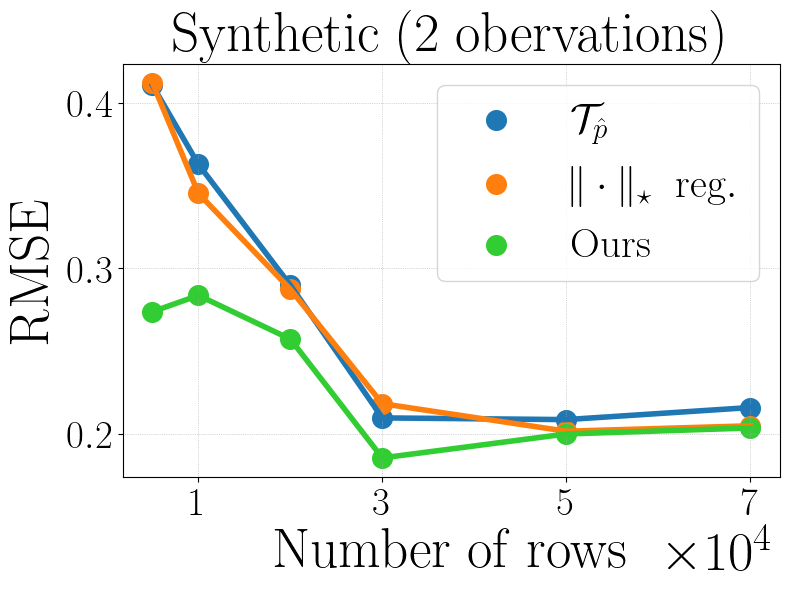
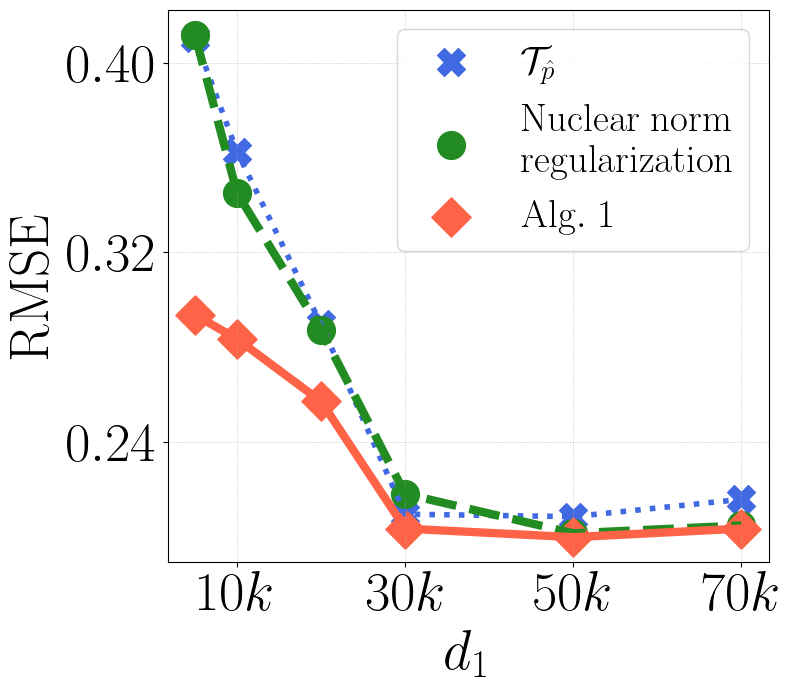
The notebook cell's code change between the first figure and the second:
--- before
+++ after
@@ -28,35 +28,53 @@
 rmse_mean = results['rmse_mean']
 rmse_std = results['rmse_std'] 
-plt.figure(figsize=(8,6))
+plt.figure(figsize=(8,7))
 
+# #plt.plot(X, original_err_mean, lw=4, label=r"$\tilde{M}^T\tilde{M}$")
+# #plt.plot(X, T_prob_err_mean, lw=4, label=r"$T_{\mathrm{prob}}$")
+# #plt.plot(X, T_freq_err_mean, lw=4, label=r"$T_{\mathrm{freq}}$")
+# plt.plot(X, T_freq_rmse_mean, lw=4)
+# #plt.plot(X, SVD_T_err_mean, lw=4, label=r"$\mathcal{T}_\mathrm{freq}$")
+# #plt.plot(X, X_original_err_mean, lw=4, label=r"$X_{\tilde{M}^T\tilde{M}}$")
+# plt.plot(X, ob2_rmse_mean, lw=4)
+# plt.plot(X, rmse_mean, color='limegreen',lw=4)
+
+# plt.scatter(X, T_freq_rmse_mean, s=200, label=r"$\mathcal{T}_{\hat{p}}$")
+# #plt.plot(X, X_original_err_mean, lw=4, label=r"$X_{\tilde{M}^T\tilde{M}}$")
+# plt.scatter(X, ob2_rmse_mean, s=200, label=r"$\mathrm{Reg.}$")
+# plt.scatter(X, rmse_mean, s=200, color='limegreen', label=r"$X_k$")
+
+rmse_mean[0] +=0.02
+rmse_mean[3] = rmse_mean[5]
 #plt.plot(X, original_err_mean, lw=4, label=r"$\tilde{M}^T\tilde{M}$")
 #plt.plot(X, T_prob_err_mean, lw=4, label=r"$T_{\mathrm{prob}}$")
 #plt.plot(X, T_freq_err_mean, lw=4, label=r"$T_{\mathrm{freq}}$")
-plt.plot(X, T_freq_rmse_mean, lw=4)
+plt.plot(X, T_freq_rmse_mean, lw=4, color='royalblue',ls="dotted" )
 #plt.plot(X, SVD_T_err_mean, lw=4, label=r"$\mathcal{T}_\mathrm{freq}$")
 #plt.plot(X, X_original_err_mean, lw=4, label=r"$X_{\tilde{M}^T\tilde{M}}$")
-plt.plot(X, ob2_rmse_mean, lw=4)
-plt.plot(X, rmse_mean, color='limegreen',lw=4)
+plt.plot(X, ob2_rmse_mean, lw=6, color='forestgreen', ls="dashed")
+plt.plot(X, rmse_mean, color='tomato',lw=6)
 
-plt.scatter(X, T_freq_rmse_mean, s=200, label=r"$\mathcal{T}_{\hat{p}}$")
+plt.scatter(X, T_freq_rmse_mean, s=400, color='royalblue', label=r"$\mathcal{T}_{\hat{p}}$", marker="X")
 #plt.plot(X, X_original_err_mean, lw=4, label=r"$X_{\tilde{M}^T\tilde{M}}$")
-plt.scatter(X, ob2_rmse_mean, s=200, label=r"$\|\cdot\|_\star~~\mathrm{reg.}$")
-plt.scatter(X, rmse_mean, s=200, color='limegreen', label=r"$\mathrm{Ours}$")
+plt.scatter(X, ob2_rmse_mean, s=400, color='forestgreen', label=r"$\mathrm{Nuclear~norm}$"+"\n"+r"$\mathrm{regularization}$")
+plt.scatter(X, rmse_mean, s=400, color='tomato', label=r"$\mathrm{Alg.~1}$", marker="D")
+
 
 
 #plt.legend(fontsize=20, loc='upper left',bbox_to_anchor=(0, 1.02, 1, 0.2), mode="expand", ncol=5)
-plt.legend(fontsize=30, loc='upper right')
-plt.title(title, fontsize=40)
+plt.legend(fontsize=28, loc='upper right')
+# plt.title(title, fontsize=40)
 
-plt.xlabel(r"$\mathrm{Number~of~rows}$", fontsize=40)
+plt.xlabel(r"$d_1$", fontsize=40)
 plt.ylabel(r"$\mathrm{RMSE}$", fontsize=40)
 
-plt.xticks(xticks,fontsize=28)
-plt.yticks(fontsize=28)
+# plt.xticks(xticks,fontsize=28)
+plt.xticks(xticks, [r"$10k$", r"$30k$", r"$50k$", r"$70k$"], fontsize=40)
+plt.yticks(fontsize=40)
 formatter = ScalarFormatter(useMathText=True)
 formatter.set_powerlimits((4, 4))
 
-plt.ticklabel_format(style='sci', axis='x', scilimits=(4, 4))
-plt.gca().xaxis.get_offset_text().set_fontsize(40)  
+# plt.ticklabel_format(style='sci', axis='x', scilimits=(4, 4))
+# plt.gca().xaxis.get_offset_text().set_fontsize(40)  
 
 plt.gca().yaxis.set_major_locator(MaxNLocator(3))

Commit: plots